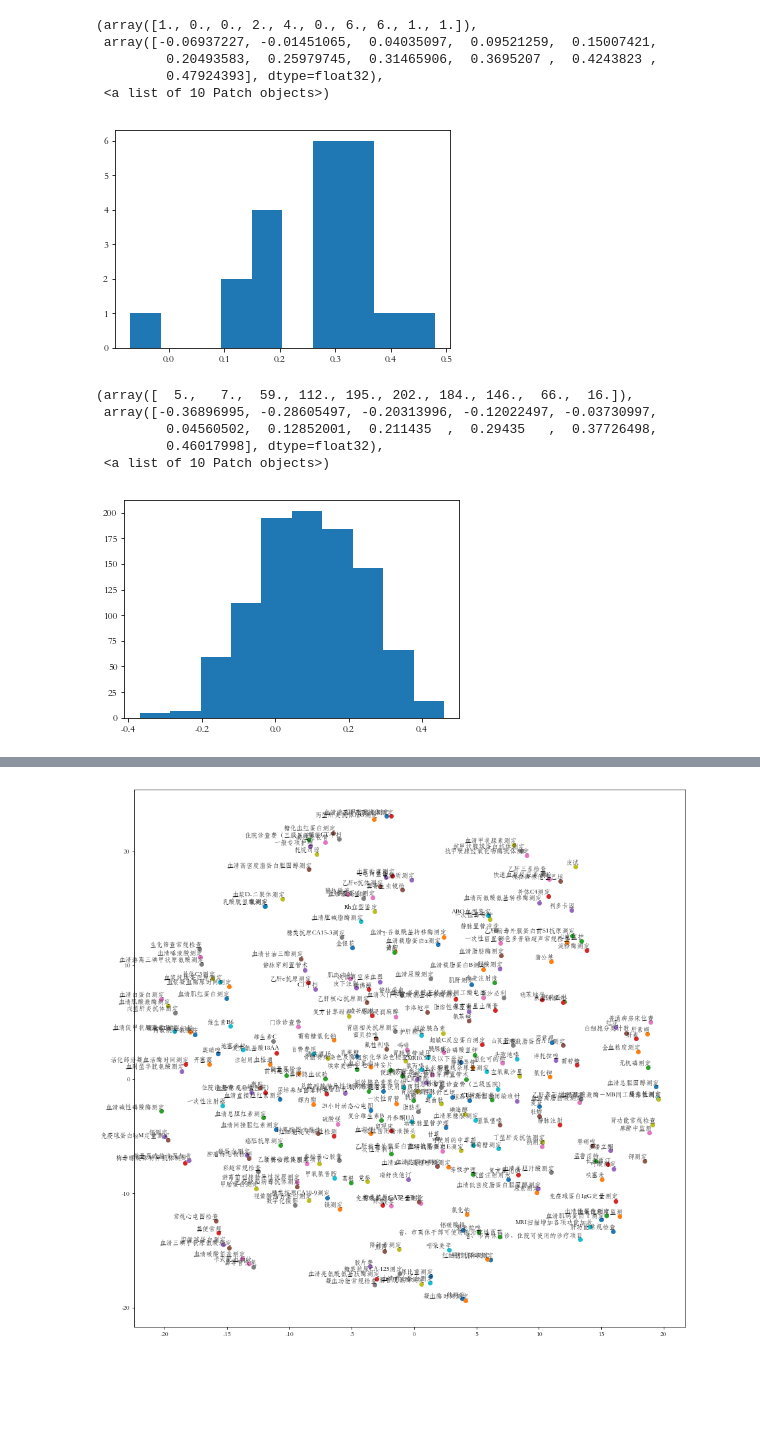
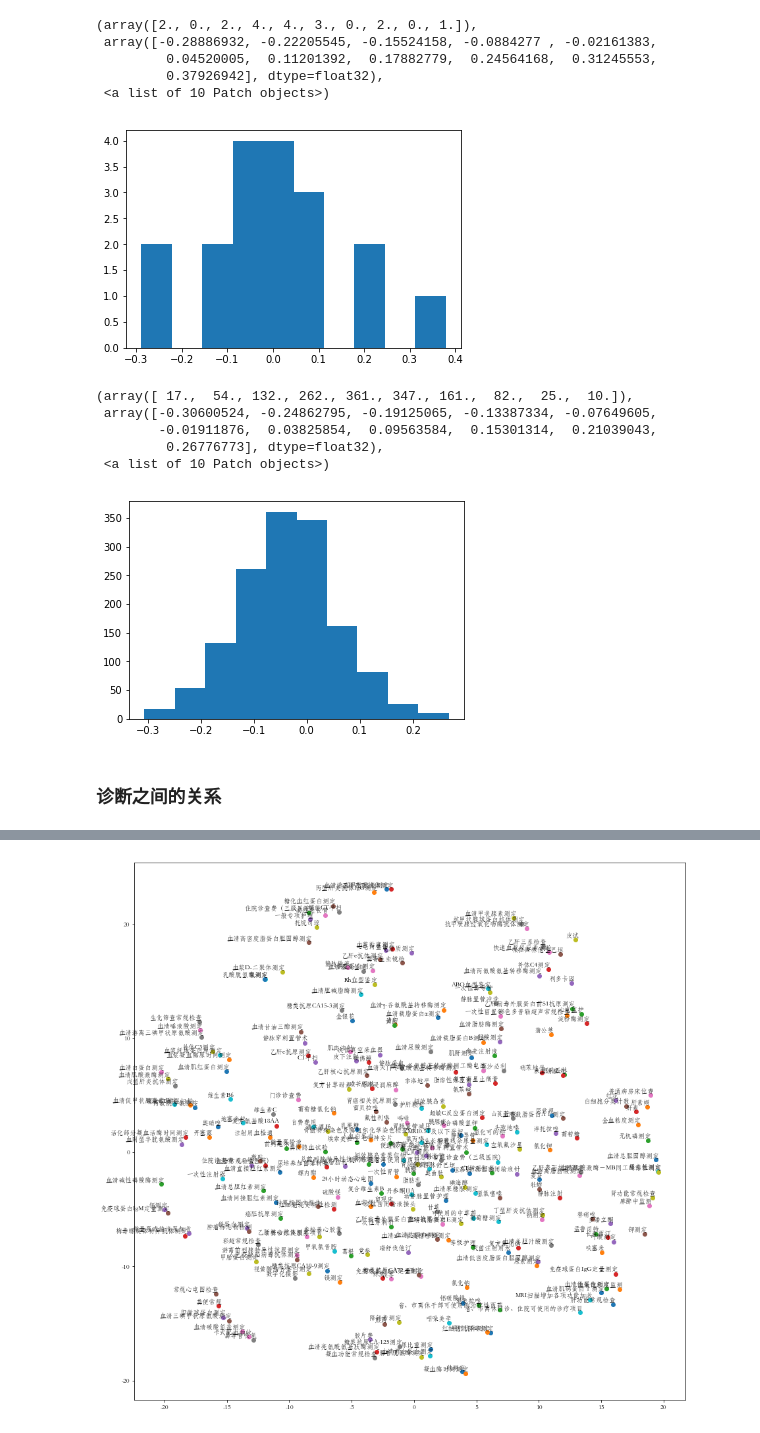
Before and after one commit to mayi140611/mayiutils, a Jupyter notebook: aawork/proj4/simple_word2vec.ipynb, the cells around one changed output, grey strips where cells are left out. Saved outputs shown, nothing was run; the diff lists cells and outputs as text; code cells hidden in the pictures; blank space fills up the shorter version.

```diff
--- a/aawork/proj4/simple_word2vec.ipynb
+++ b/aawork/proj4/simple_word2vec.ipynb
@@ -55,26 +44,28 @@ df.shape
 # %%
 import random
+# import tqdm
 from matplotlib.cbook import flatten
 train_set = []
 count = 0
 # for line in df.iloc[:20000, :].itertuples():
 for line in df.itertuples():
-    if count % 1000 == 0:
+    if count % 10000 == 0:
         print(count)
         print(len(train_set))
     count += 1
-#     print(line[3])
-#     print(line[4])
-    t2 = list(set(line[2])-set(line[1]))
+    t2 = [i for i in line[2] if i not in line[1]]
+
     for i in line[1]:
         tl = [i] * len(t2)
-
-        tl = list(flatten(zip(tl, t2)))
-        tl = [ii.strip() for ii in tl]
-        train_set.append(tl)
-#         for _ in range(len(tl)//2):
-#             random.shuffle(tl)
-#             train_set.append(tl)
+#         tt = len(t2)//2 + 1
+#         if tt > 9:
+#             tt = 9
+        tc = list(flatten(zip(tl, t2)))
+        train_set.append(tc)
+#         for _ in range(tt):
+#             random.shuffle(t2)
+#             tc = list(flatten(zip(tl, t2)))
+#             train_set.append(tc)
 # %% [output]
 0
 0
@@ -115,6 +107,6 @@ import multiprocessing
 # %%
 print(datetime.now())
 model = Word2Vec(train_set, size=128, window=3, min_count=1,
-        workers=multiprocessing.cpu_count())
+        workers=multiprocessing.cpu_count(), iter=5)
 print(datetime.now())
 # %% [output]
@@ -316,28 +203,29 @@ for i in df.iloc[0, 0]:
 # %%
 plt.hist(l)
 # %% [output]
-(array([1., 0., 0., 2., 4., 0., 6., 6., 1., 1.]),
- array([-0.06937227, -0.01451065,  0.04035097,  0.09521259,  0.15007421,
-         0.20493583,  0.25979745,  0.31465906,  0.3695207 ,  0.4243823 ,
-         0.47924393], dtype=float32),
+(array([2., 0., 2., 4., 4., 3., 0., 2., 0., 1.]),
+ array([-0.28886932, -0.22205545, -0.15524158, -0.0884277 , -0.02161383,
+         0.04520005,  0.11201392,  0.17882779,  0.24564168,  0.31245553,
+         0.37926942], dtype=float32),
  <a list of 10 Patch objects>)
-[figure, old version]
+[figure, new version]
 # %%
 l = []
 for i in df.iloc[0, 0]:
     for ii in set(df.iloc[1, 1]):
         if i == ii:
             continue
-#         print(i, ii.strip(), model.wv.similarity(i, ii.strip()))
-        if ii not in list(df.iloc[0, 1]) and ii != '普通病':
+        if ii not in list(df.iloc[0, 1]):
 #             print(i, ii.strip(), model.wv.similarity(i, ii.strip()))
             l.append(model.wv.similarity(i, ii.strip()))
 
 plt.hist(l)
 # %% [output]
-(array([  5.,   7.,  59., 112., 195., 202., 184., 146.,  66.,  16.]),
- array([-0.36896995, -0.28605497, -0.20313996, -0.12022497, -0.03730997,
-         0.04560502,  0.12852001,  0.211435  ,  0.29435   ,  0.37726498,
-         0.46017998], dtype=float32),
+(array([ 17.,  54., 132., 262., 361., 347., 161.,  82.,  25.,  10.]),
+ array([-0.30600524, -0.24862795, -0.19125065, -0.13387334, -0.07649605,
+        -0.01911876,  0.03825854,  0.09563584,  0.15301314,  0.21039043,
+         0.26776773], dtype=float32),
  <a list of 10 Patch objects>)
-[figure, old version]
+[figure, new version]
+# %% [markdown]
+### 诊断之间的关系
```
Also changed, not shown: parts of 69 cells of this notebook, 6 other files.
